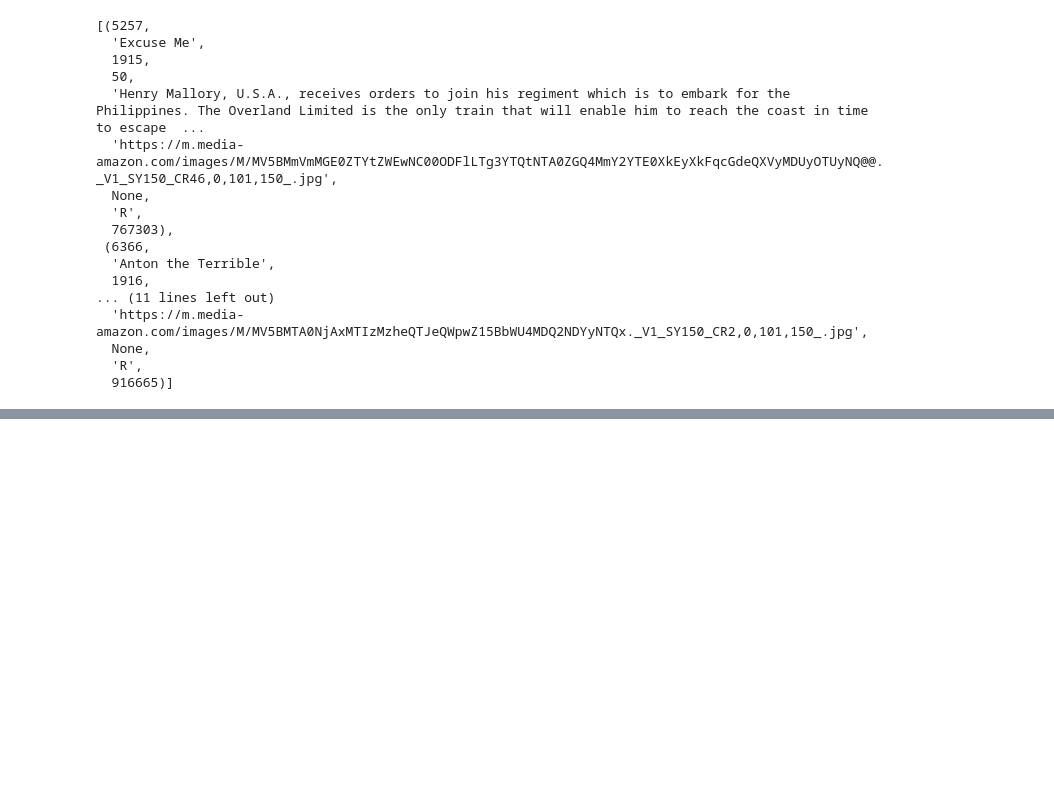
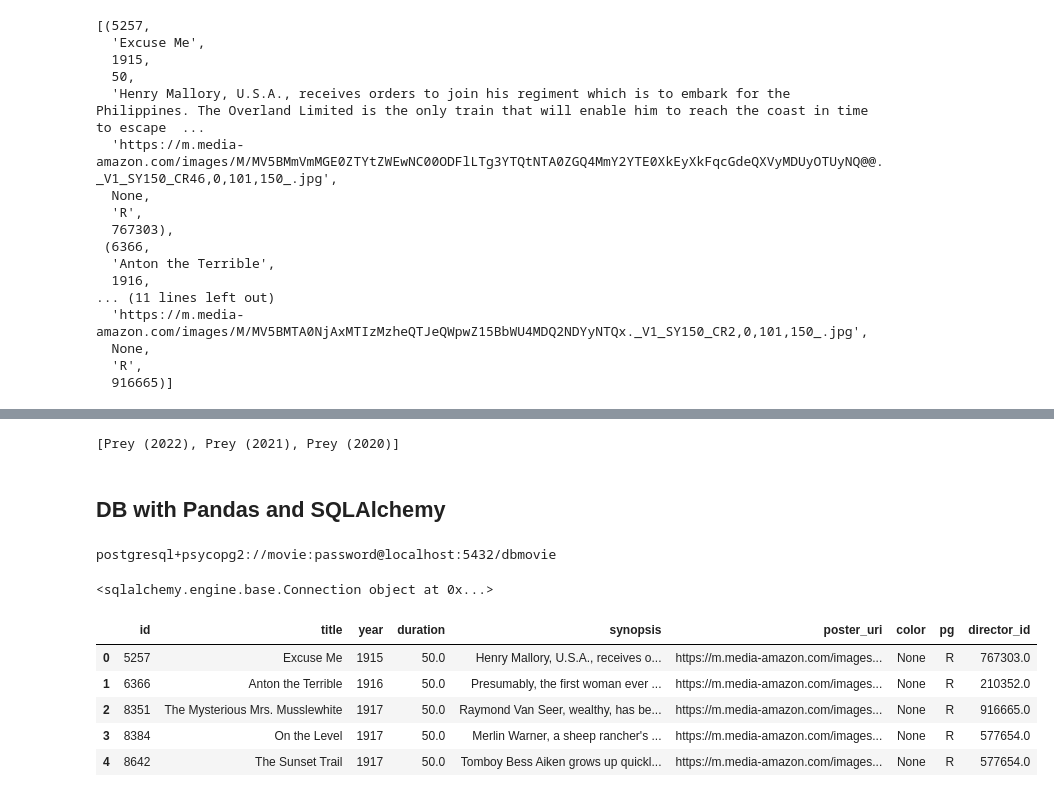
Before and after one commit to matthcol/python202211bases, a Jupyter notebook: movies/movieNB.ipynb, the cells around one changed output, grey strips where cells are left out. Cells and saved outputs as stored; diff of their text form; code cells hidden in the pictures; blank space fills up the shorter version.

```diff
--- a/movies/movieNB.ipynb
+++ b/movies/movieNB.ipynb
@@ -53,0 +112,8 @@ conn.close()
+# %%
+m = Movie("Prey", 2020, 99)
+save_movie(m)
+get_movies_by_year_range_title_containing(2020, 2022, "Prey")
+# %% [output]
+[Prey (2022), Prey (2021), Prey (2020)]
+# %% [markdown]
+## DB with Pandas and SQLAlchemy
@@ -53,0 +124,23 @@ conn.close()
+# %%
+url = f'postgresql+psycopg2://{user}:{password}@{host}:{port}/{dbname}'
+print(url)
+alchemyEngine = create_engine(url)
+# %% [output]
+postgresql+psycopg2://movie:password@localhost:5432/dbmovie
+# %%
+# test connection:
+c = alchemyEngine.connect()
+print(c)
+c.close()
+# %% [output]
+<sqlalchemy.engine.base.Connection object at 0x...>
+# %%
+dfMovies = pd.read_sql_table('movies', con=alchemyEngine)
+dfMovies.head(5)
+# %% [output]
+|  | id | title | year | duration | synopsis | poster_uri | color | pg | director_id |
+| 0 | 5257 | Excuse Me | 1915 | 50.0 | Henry Mallory, U.S.A., receives o... | https://m.media-amazon.com/images... | None | R | 767303.0 |
+| 1 | 6366 | Anton the Terrible | 1916 | 50.0 | Presumably, the first woman ever ... | https://m.media-amazon.com/images... | None | R | 210352.0 |
+| 2 | 8351 | The Mysterious Mrs. Musslewhite | 1917 | 50.0 | Raymond Van Seer, wealthy, has be... | https://m.media-amazon.com/images... | None | R | 916665.0 |
+| 3 | 8384 | On the Level | 1917 | 50.0 | Merlin Warner, a sheep rancher's ... | https://m.media-amazon.com/images... | None | R | 577654.0 |
+| 4 | 8642 | The Sunset Trail | 1917 | 50.0 | Tomboy Bess Aiken grows up quickl... | https://m.media-amazon.com/images... | None | R | 577654.0 |
```
Also changed, not shown: parts of 37 cells of this notebook, 4 other files.
